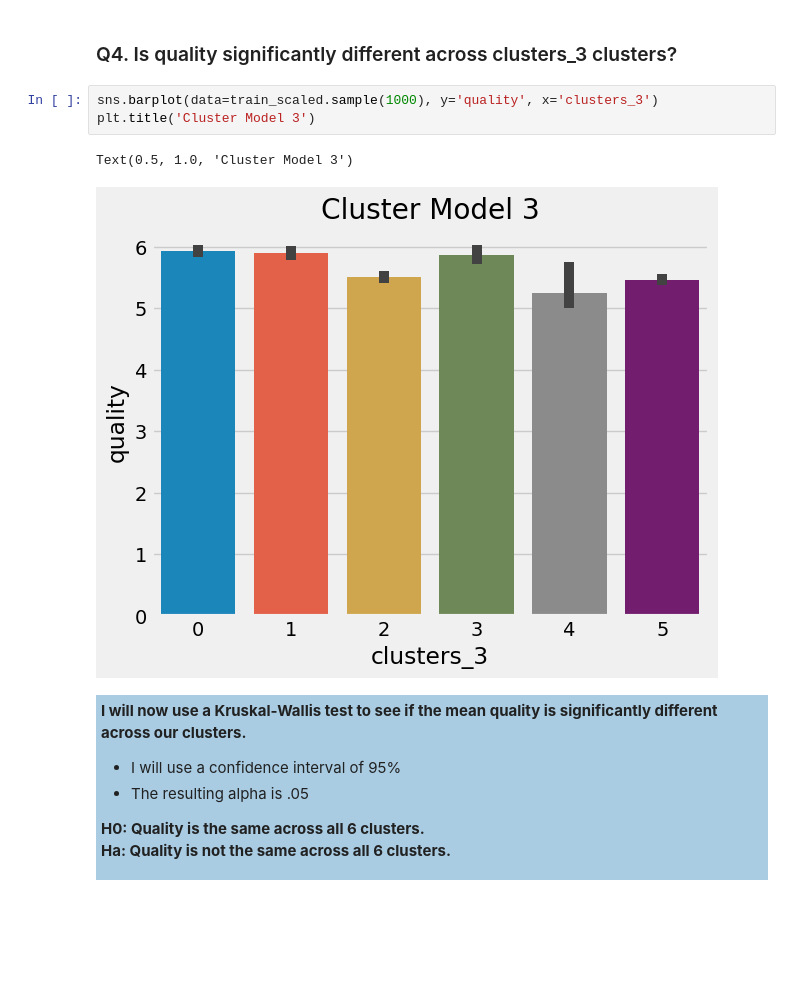
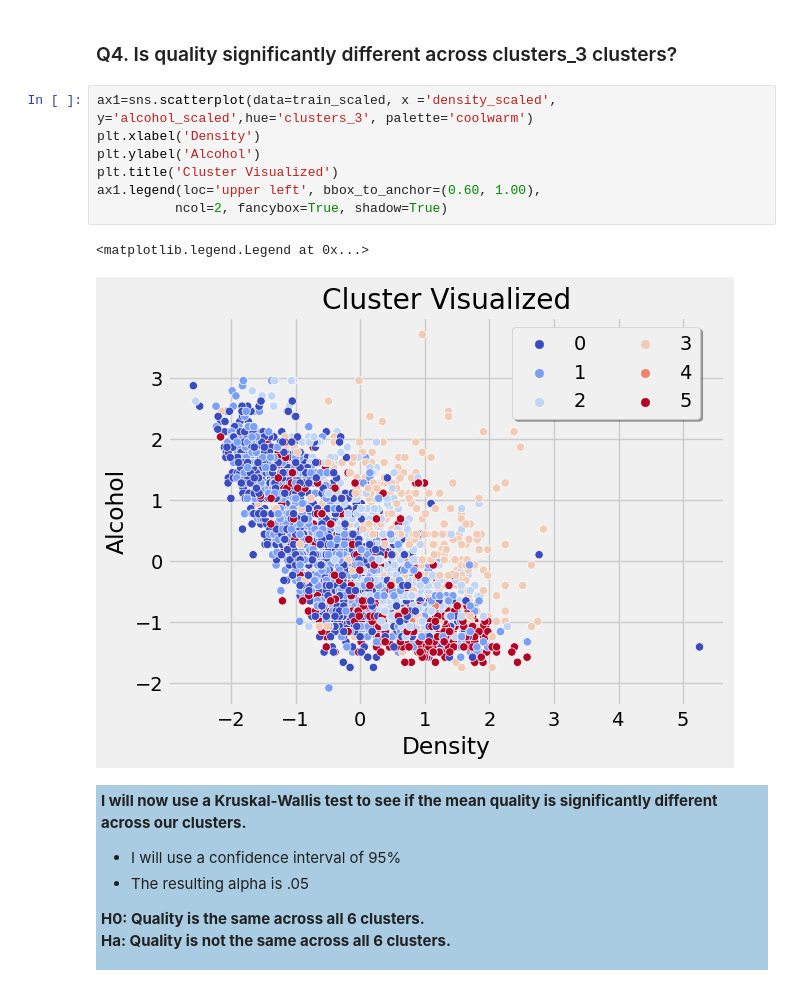
Before and after one commit to jeremiah-toribio/wine-clusters, a Jupyter notebook: Wine_Notebook.ipynb, the cells around one changed output. Drawn from its saved outputs; the diff is of its cells as text; blank space fills up the shorter version.

```diff
--- a/Wine_Notebook.ipynb
+++ b/Wine_Notebook.ipynb
@@ -305,12 +306,16 @@ validate_scaled['clusters_3'] = clusters_3_val
 test_scaled['clusters_3'] = clusters_3_test
 # %% [markdown]
 ### Q4. Is quality significantly different across clusters_3 clusters?
-# %%
-sns.barplot(data=train_scaled.sample(1000), y='quality', x='clusters_3')
-plt.title('Cluster Model 3')
-# %% [output]
-Text(0.5, 1.0, 'Cluster Model 3')
-[figure, removed]
+# %%
+ax1=sns.scatterplot(data=train_scaled, x ='density_scaled', y='alcohol_scaled',hue='clusters_3', palette='coolwarm')
+plt.xlabel('Density')
+plt.ylabel('Alcohol')
+plt.title('Cluster Visualized')
+ax1.legend(loc='upper left', bbox_to_anchor=(0.60, 1.00),
+          ncol=2, fancybox=True, shadow=True)
+# %% [output]
+<matplotlib.legend.Legend at 0x...>
+[figure, added]
 # %% [markdown]
 <div style="background-color: #A9CCE3; box-shadow: 0 0 0 1px black; padding: 5px;">
 
```
Also changed, not shown: parts of 13 cells of this notebook, 1 other file.
